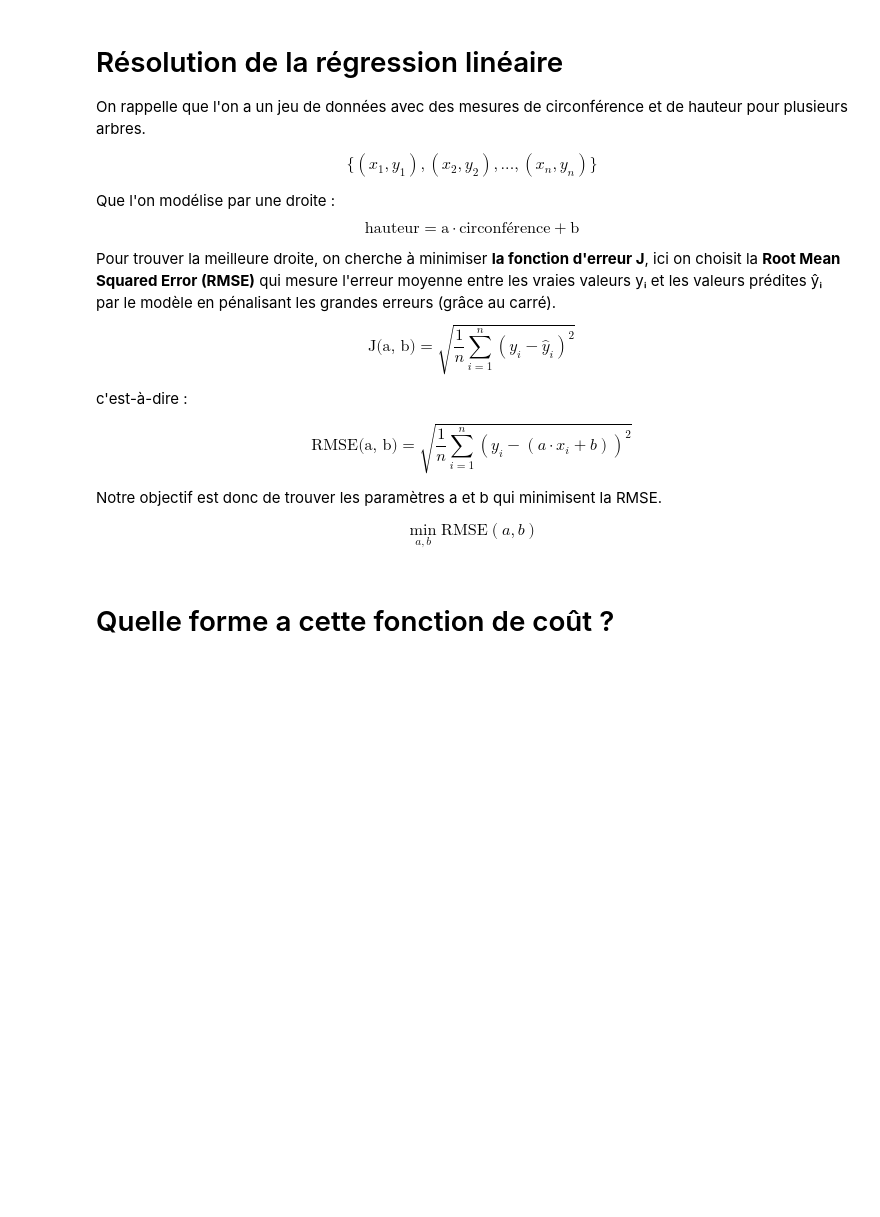
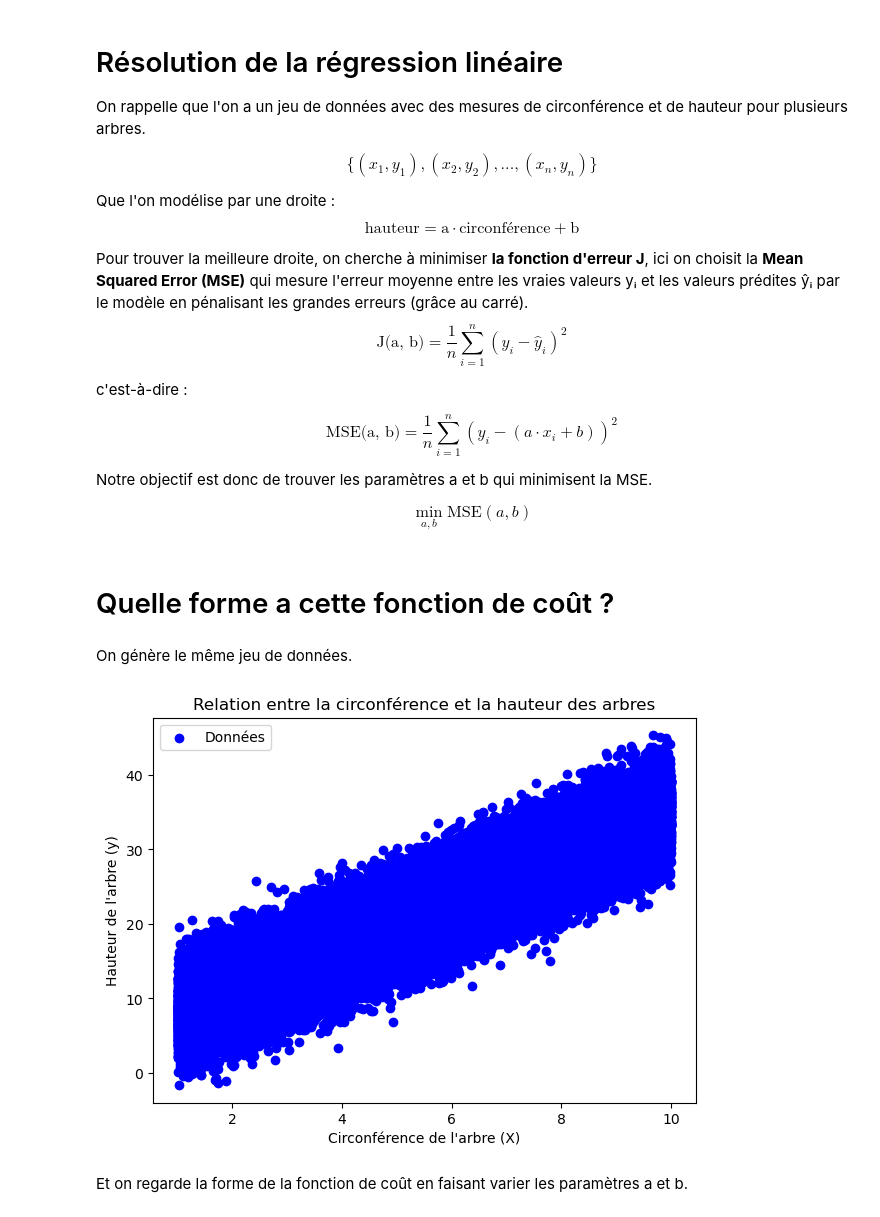
Before and after one commit to basile-desjuzeur/Intro-to-ML, a Jupyter notebook: 2.analytical_and_algebraic_resolution.ipynb, the cells around one changed output. Cells and saved outputs as stored; diff of their text form; code cells hidden in the pictures; blank space fills up the shorter version.

```diff
--- a/2.analytical_and_algebraic_resolution.ipynb
+++ b/2.analytical_and_algebraic_resolution.ipynb
@@ -10,24 +10,53 @@ $$
 \text{hauteur} = \text{a} \cdot \text{circonférence} + \text{b}
 $$
 
-Pour trouver la meilleure droite, on cherche à minimiser **la fonction d'erreur J**, ici on choisit la **Root Mean Squared Error (RMSE)** qui mesure l'erreur moyenne entre les vraies valeurs yᵢ et les valeurs prédites ŷᵢ par le modèle en pénalisant les grandes erreurs (grâce au carré).
+Pour trouver la meilleure droite, on cherche à minimiser **la fonction d'erreur J**, ici on choisit la **Mean Squared Error (MSE)** qui mesure l'erreur moyenne entre les vraies valeurs yᵢ et les valeurs prédites ŷᵢ par le modèle en pénalisant les grandes erreurs (grâce au carré).
 $$
-\text{J(a, b)} = \sqrt{\frac{1}{n} \sum_{
-i=1}^{n} (y_i - \hat{y}_i)^2}
+\text{J(a, b)} = \frac{1}{n} \sum_{
+i=1}^{n} (y_i - \hat{y}_i)^2
 $$
 
 c'est-à-dire :
 
 $$
-\text{RMSE(a, b)} = \sqrt{\frac{1}{n} \sum_{
-i=1}^{n} (y_i - (a \cdot x_i + b))^2}
+\text{MSE(a, b)} = \frac{1}{n} \sum_{
+i=1}^{n} (y_i - (a \cdot x_i + b))^2
 $$
 
-Notre objectif est donc de trouver les paramètres a et b qui minimisent la RMSE.
+Notre objectif est donc de trouver les paramètres a et b qui minimisent la MSE.
 
-$$\min_{a, b} \text{RMSE}(a, b)$$
+$$\min_{a, b} \text{MSE}(a, b)$$
 # %% [markdown]
 # Quelle forme a cette fonction de coût ?
 # %%
 import numpy as np
 import matplotlib.pyplot as plt
+# %% [markdown]
+On génère le même jeu de données.
+# %%
+# pour être reproductible, on fixe la seed
+np.random.seed(42)
+
+# génération de données synthétiques
+n = 100_000
+X = np.linspace(1, 10, n).reshape(-1, 1)
+true_slope, true_intercept = 3, 5
+
+# on ajoute un bruit gaussien aux données
+# ce bruit correspond à des variations aléatoires (arbres d'essences différentes,
+# erreurs de mesure, etc.  )
+noise = np.random.normal(0, 3, size=n)
+y = true_slope * X.flatten() + true_intercept + noise
+
+# Visualisation des données
+plt.figure(figsize=(7, 5))
+plt.scatter(X, y, color="blue", label="Données")
+plt.xlabel("Circonférence de l'arbre (X)")
+plt.ylabel("Hauteur de l'arbre (y)")
+plt.title("Relation entre la circonférence et la hauteur des arbres")
+plt.legend()
+plt.show()
+# %% [output]
+[figure, added]
+# %% [markdown]
+Et on regarde la forme de la fonction de coût en faisant varier les paramètres a et b.
```
Also changed, not shown: parts of 8 cells of this notebook, 1 other file.
